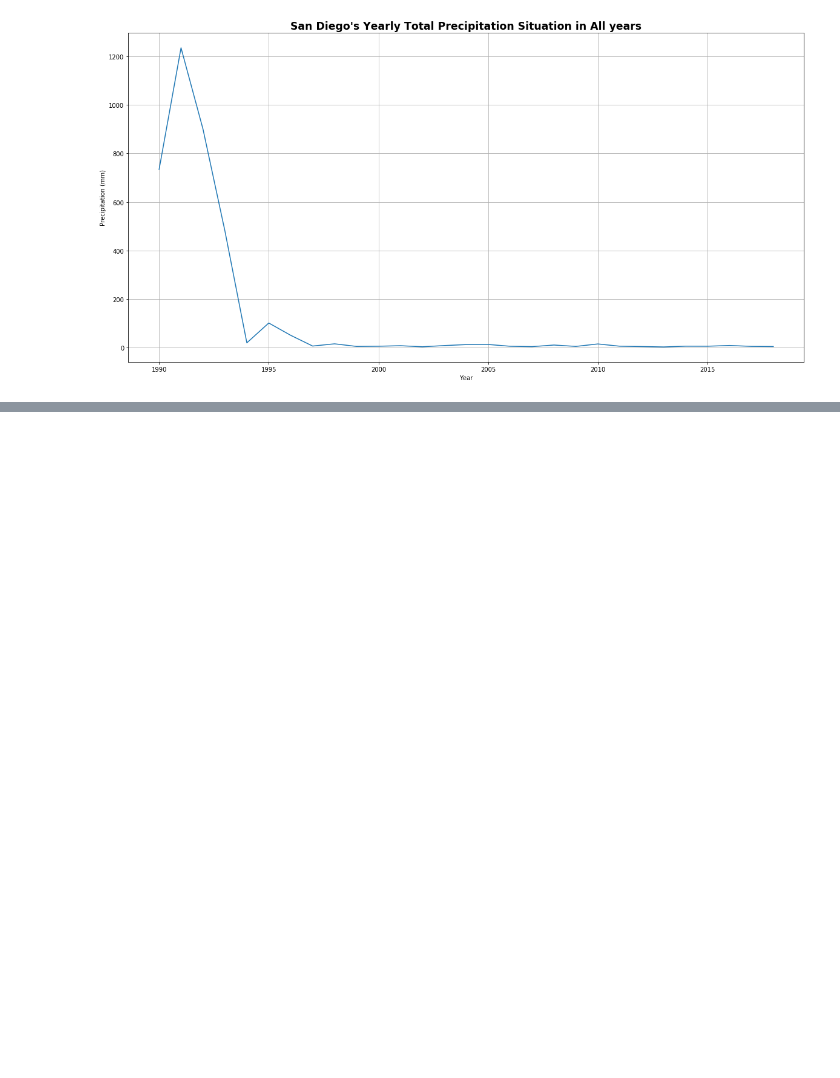
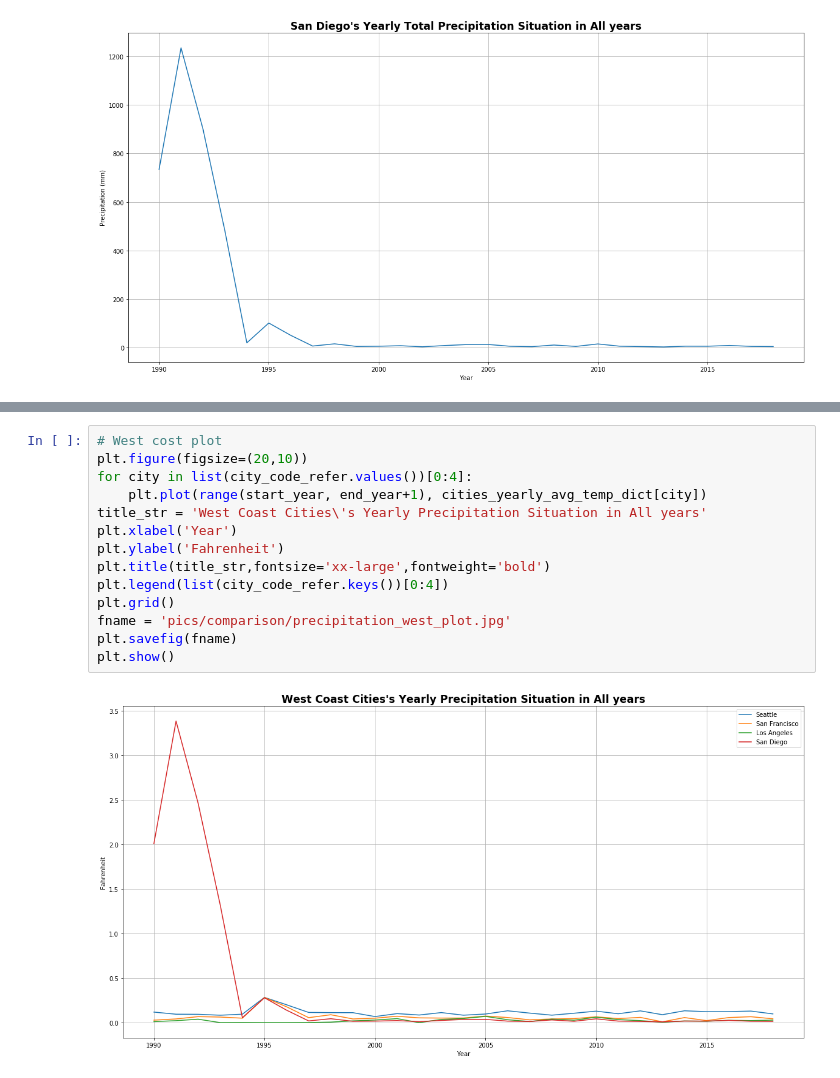
Before and after one commit to WFighter909/ECE-143-Group-10, a Jupyter notebook: Data Visualization.ipynb, the cells around one changed output, grey strips where cells are left out. Drawn from its saved outputs; the diff is of its cells as text; blank space fills up the shorter version.

```diff
--- a/Data Visualization.ipynb
+++ b/Data Visualization.ipynb
@@ -379,0 +488,16 @@ plt.show()
+# %%
+# West cost plot
+plt.figure(figsize=(20,10))
+for city in list(city_code_refer.values())[0:4]:
+    plt.plot(range(start_year, end_year+1), cities_yearly_avg_temp_dict[city])
+title_str = 'West Coast Cities\'s Yearly Precipitation Situation in All years'
+plt.xlabel('Year')
+plt.ylabel('Fahrenheit')
+plt.title(title_str,fontsize='xx-large',fontweight='bold')
+plt.legend(list(city_code_refer.keys())[0:4])
+plt.grid()
+fname = 'pics/comparison/precipitation_west_plot.jpg'
+plt.savefig(fname)
+plt.show()
+# %% [output]
+[figure, added]
```
Also changed, not shown: parts of 14 cells of this notebook, 14 other files.
